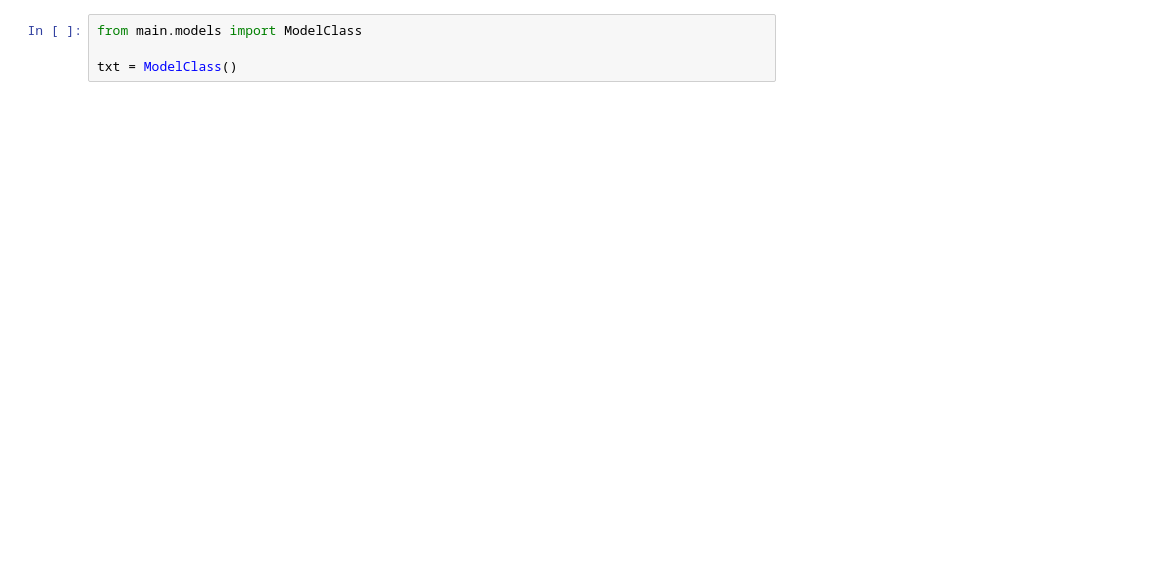
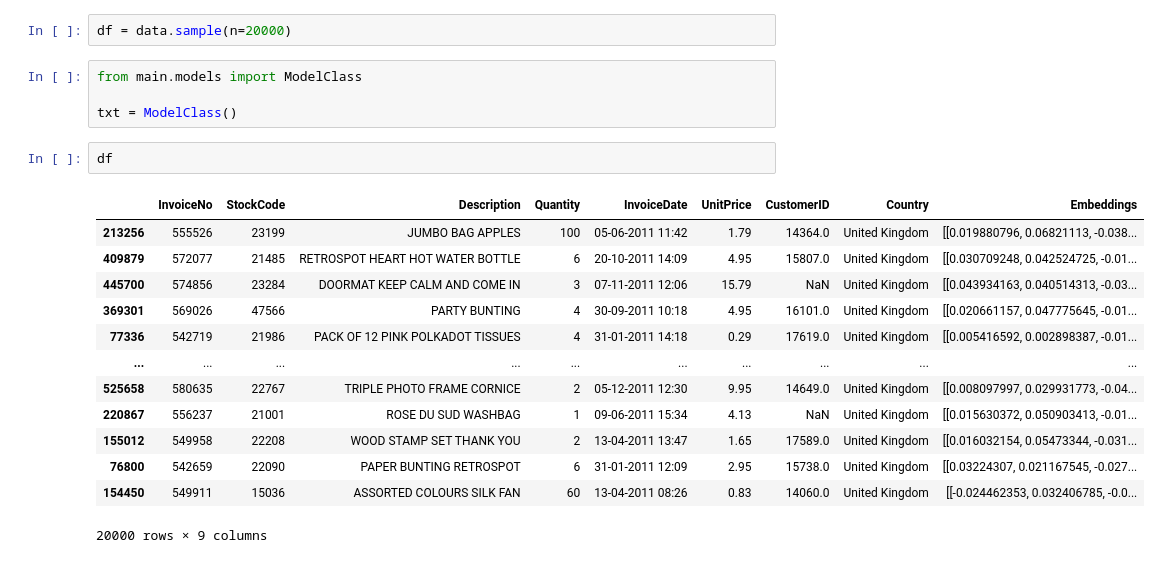
Before and after one commit to renzzo1904/recommend-demo, a Jupyter notebook: examples/notebook.ipynb, the cells around one changed output. Drawn from its saved outputs; the diff is of its cells as text; blank space fills up the shorter version.

```diff
--- a/examples/notebook.ipynb
+++ b/examples/notebook.ipynb
@@ -70,7 +70,25 @@ for country in unique_countries:
 
 # Concatenate the selected rows to create the mini version of the DataFrame
 mini_df = pd.concat(selected_rows)
+# %%
+df = data.sample(n=20000)
 # %%
 from main.models import ModelClass
 
 txt = ModelClass()
+# %%
+df
+# %% [output]
+|  | InvoiceNo | StockCode | Description | Quantity | InvoiceDate | UnitPrice | CustomerID | Country | Embeddings |
+| 213256 | 555526 | 23199 | JUMBO BAG APPLES | 100 | 05-06-2011 11:42 | 1.79 | 14364.0 | United Kingdom | [[0.019880796, 0.06821113, -0.038... |
+| 409879 | 572077 | 21485 | RETROSPOT HEART HOT WATER BOTTLE | 6 | 20-10-2011 14:09 | 4.95 | 15807.0 | United Kingdom | [[0.030709248, 0.042524725, -0.01... |
+| 445700 | 574856 | 23284 | DOORMAT KEEP CALM AND COME IN | 3 | 07-11-2011 12:06 | 15.79 | NaN | United Kingdom | [[0.043934163, 0.040514313, -0.03... |
+| 369301 | 569026 | 47566 | PARTY BUNTING | 4 | 30-09-2011 10:18 | 4.95 | 16101.0 | United Kingdom | [[0.020661157, 0.047775645, -0.01... |
+| 77336 | 542719 | 21986 | PACK OF 12 PINK POLKADOT TISSUES | 4 | 31-01-2011 14:18 | 0.29 | 17619.0 | United Kingdom | [[0.005416592, 0.002898387, -0.01... |
+| ... | ... | ... | ... | ... | ... | ... | ... | ... | ... |
+| 525658 | 580635 | 22767 | TRIPLE PHOTO FRAME CORNICE | 2 | 05-12-2011 12:30 | 9.95 | 14649.0 | United Kingdom | [[0.008097997, 0.029931773, -0.04... |
+| 220867 | 556237 | 21001 | ROSE DU SUD WASHBAG | 1 | 09-06-2011 15:34 | 4.13 | NaN | United Kingdom | [[0.015630372, 0.050903413, -0.01... |
+| 155012 | 549958 | 22208 | WOOD STAMP SET THANK YOU | 2 | 13-04-2011 13:47 | 1.65 | 17589.0 | United Kingdom | [[0.016032154, 0.05473344, -0.031... |
+| 76800 | 542659 | 22090 | PAPER BUNTING RETROSPOT | 6 | 31-01-2011 12:09 | 2.95 | 15738.0 | United Kingdom | [[0.03224307, 0.021167545, -0.027... |
+| 154450 | 549911 | 15036 | ASSORTED COLOURS SILK FAN | 60 | 13-04-2011 08:26 | 0.83 | 14060.0 | United Kingdom | [[-0.024462353, 0.032406785, -0.0... |
+20000 rows × 9 columns
```
Also changed, not shown: parts of 10 cells of this notebook, 9 other files.
